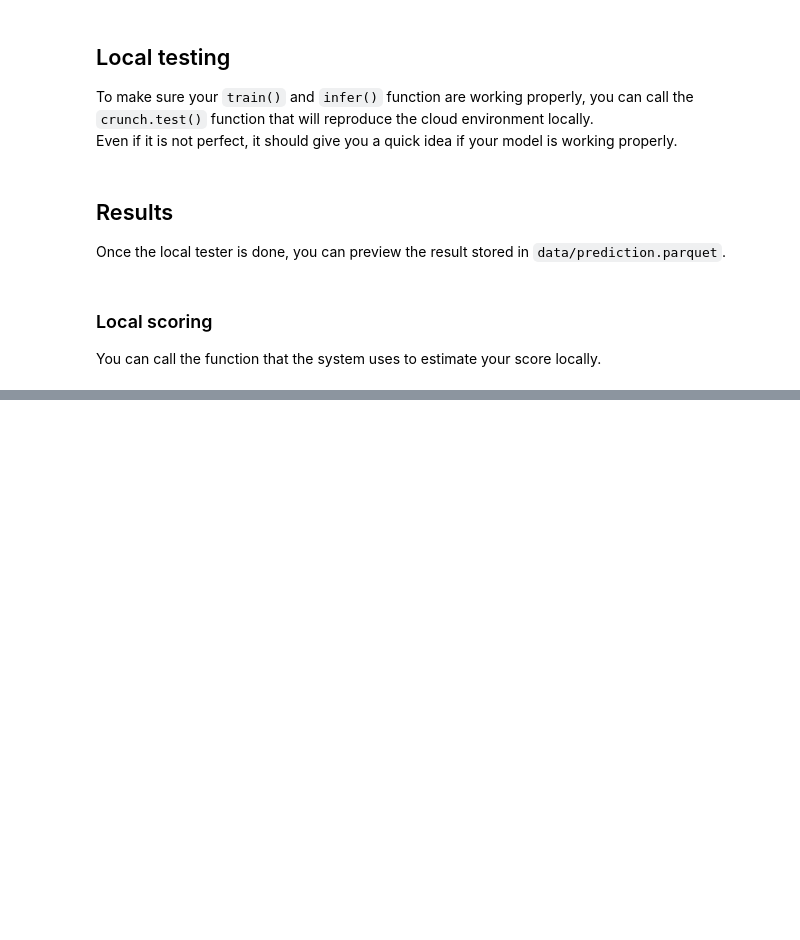
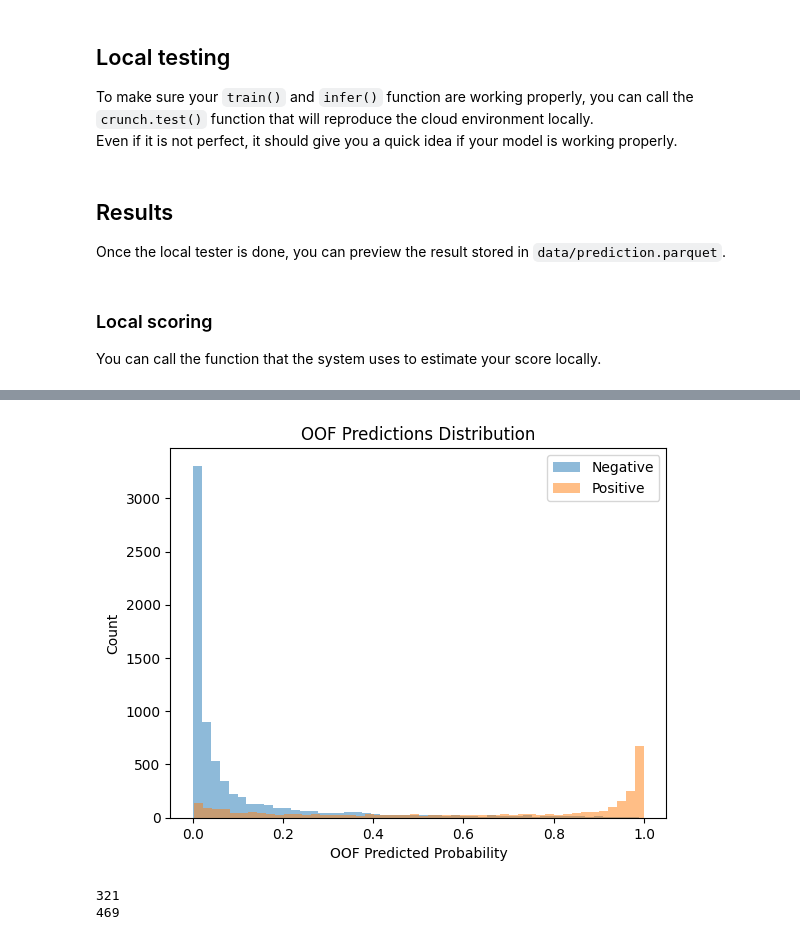
Before and after one commit to BoNing-Gu/ADIA-Lab-Structural-Break, a Jupyter notebook: eda.ipynb, the cells around one changed output, grey strips where cells are left out. Cells and saved outputs as stored; diff of their text form; code cells hidden in the pictures; blank space fills up the shorter version.

```diff
--- a/eda.ipynb
+++ b/eda.ipynb
@@ -659,0 +662,4 @@ sklearn.metrics.roc_auc_score(
+# %%
+# hard_example_df = pd.read_csv('experiment/output/train_20250924_144307_auc_0_89453/oof_preds.csv')
+hard_example_df = pd.read_csv('experiment/output/train_20250924_151259_auc_0_89975/oof_preds.csv')
+hard_example_df.head()
@@ -659,0 +673,31 @@ sklearn.metrics.roc_auc_score(
+# %%
+import pandas as pd
+import matplotlib.pyplot as plt
+
+# 假设 df 包含 'oof_preds' 和 'y'
+# 正负样本分布对比
+plt.hist(hard_example_df[hard_example_df.y==0].oof_preds, bins=50, alpha=0.5, label="Negative")
+plt.hist(hard_example_df[hard_example_df.y==1].oof_preds, bins=50, alpha=0.5, label="Positive")
+plt.xlabel("OOF Predicted Probability")
+plt.ylabel("Count")
+plt.legend()
+plt.title("OOF Predictions Distribution")
+plt.show()
+# %% [output]
+[figure, added]
+# %%
+# 难负样本: 真实标签为 0，但预测概率高（模型以为是正类）
+hard_neg_idx = hard_example_df.loc[
+    (hard_example_df['y'] == 0) & (hard_example_df['oof_preds'] > 0.5),
+    'id'
+].tolist()
+print(len(hard_neg_idx))
+# 难正样本: 真实标签为 1，但预测概率低（模型以为是负类）
+hard_pos_idx = hard_example_df.loc[
+    (hard_example_df['y'] == 1) & (hard_example_df['oof_preds'] < 0.2),
+    'id'
+].tolist()
+print(len(hard_pos_idx))
+# %% [output]
+321
+469
```
Also changed, not shown: parts of 3 cells of this notebook, 46 other files.
